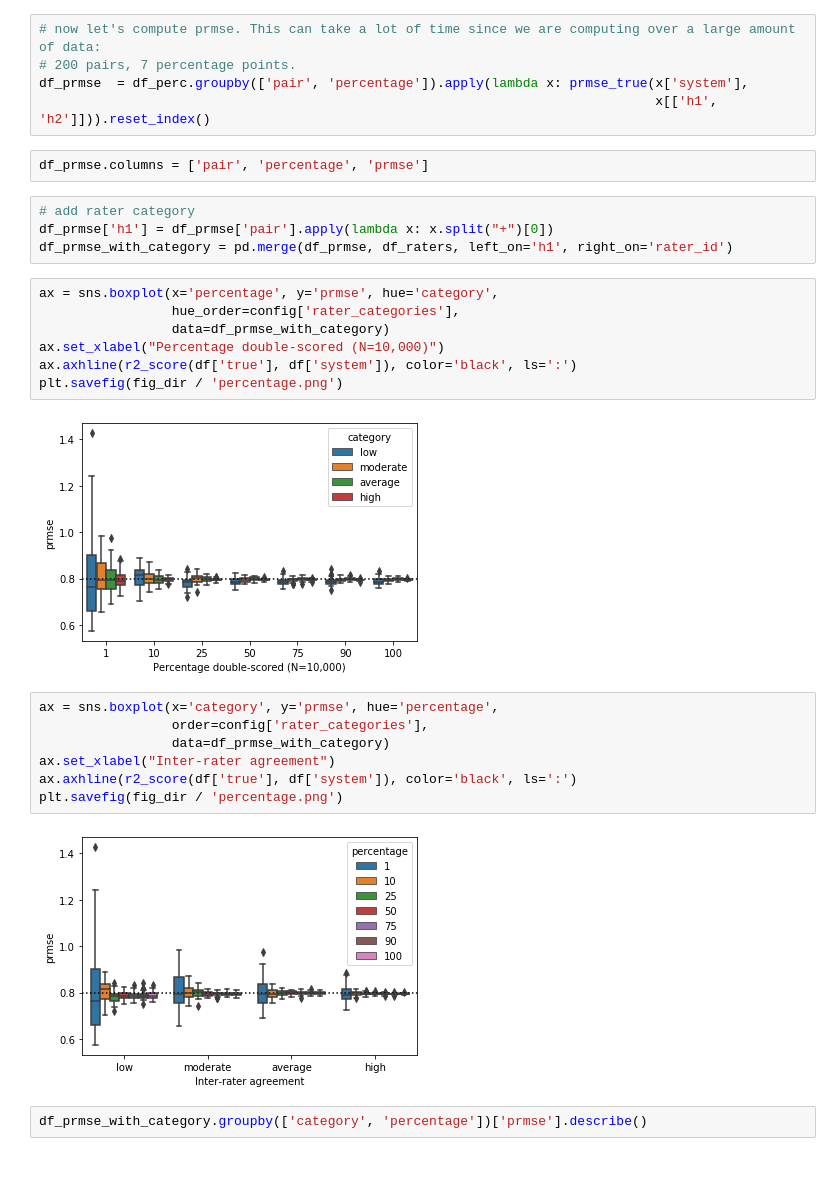
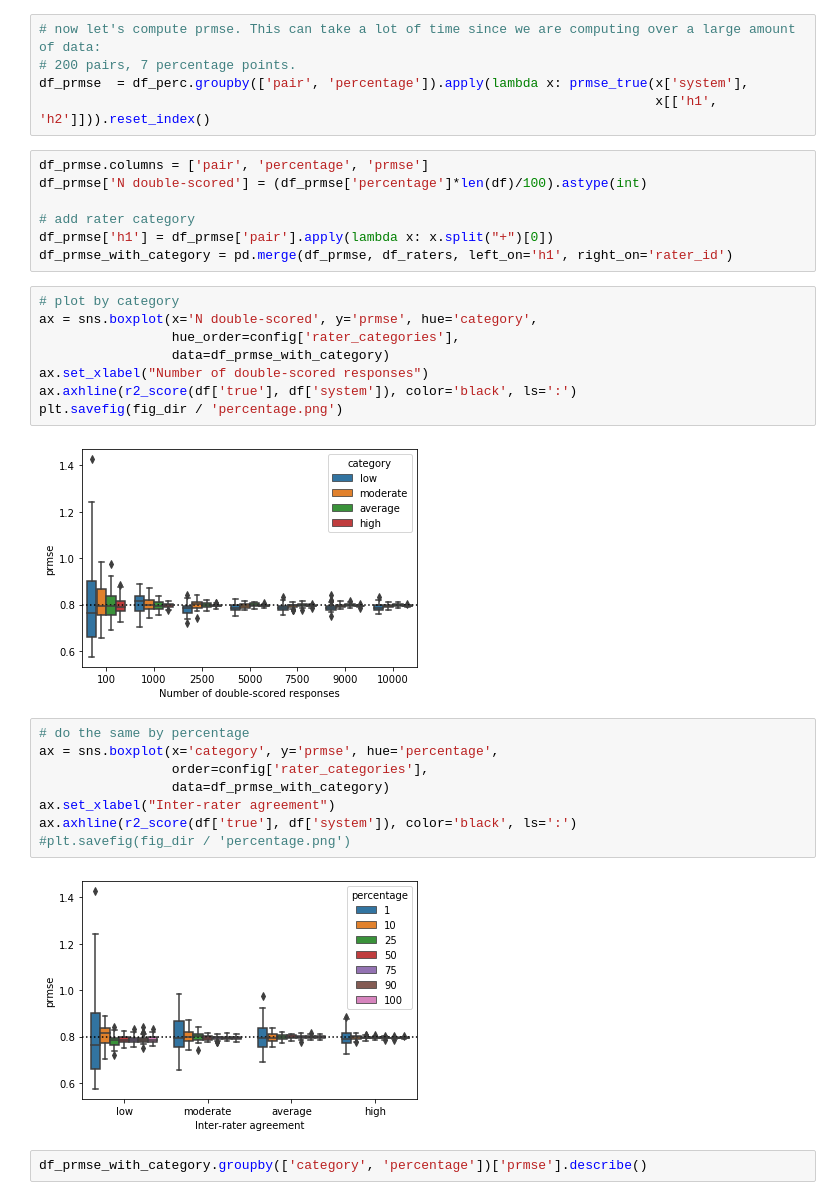
Before and after one commit to EducationalTestingService/prmse-simulations, a Jupyter notebook: notebooks/exp_percentage_double_scored.ipynb, the cells around one changed output. Saved outputs shown, nothing was run; the diff lists cells and outputs as text; blank space fills up the shorter version.

Commit message:
Edited the plot

```diff
--- a/notebooks/exp_percentage_double_scored.ipynb
+++ b/notebooks/exp_percentage_double_scored.ipynb
@@ -101,28 +101,31 @@ sns.boxplot(data=df_perc.groupby(['pair', 'percentage']).apply(lambda x: len(x[~
 # 200 pairs, 7 percentage points.
 df_prmse  = df_perc.groupby(['pair', 'percentage']).apply(lambda x: prmse_true(x['system'],
                                                                                x[['h1', 'h2']])).reset_index()
-# %%
-df_prmse.columns = ['pair', 'percentage', 'prmse']
 # %%
+df_prmse.columns = ['pair', 'percentage', 'prmse']
+df_prmse['N double-scored'] = (df_prmse['percentage']*len(df)/100).astype(int)
+
 # add rater category
 df_prmse['h1'] = df_prmse['pair'].apply(lambda x: x.split("+")[0])
 df_prmse_with_category = pd.merge(df_prmse, df_raters, left_on='h1', right_on='rater_id')
 # %%
-ax = sns.boxplot(x='percentage', y='prmse', hue='category',
+# plot by category
+ax = sns.boxplot(x='N double-scored', y='prmse', hue='category',
                  hue_order=config['rater_categories'],
                  data=df_prmse_with_category)
-ax.set_xlabel("Percentage double-scored (N=10,000)")
+ax.set_xlabel("Number of double-scored responses")
 ax.axhline(r2_score(df['true'], df['system']), color='black', ls=':')
 plt.savefig(fig_dir / 'percentage.png')
 # %% [output]
-[figure, old version]
+[figure, new version]
 # %%
+# do the same by percentage
 ax = sns.boxplot(x='category', y='prmse', hue='percentage',
                  order=config['rater_categories'],
                  data=df_prmse_with_category)
 ax.set_xlabel("Inter-rater agreement")
 ax.axhline(r2_score(df['true'], df['system']), color='black', ls=':')
-plt.savefig(fig_dir / 'percentage.png')
+#plt.savefig(fig_dir / 'percentage.png')
 # %% [output]
 [figure]
 # %%
```
Also changed, not shown: parts of 5 cells of this notebook.
